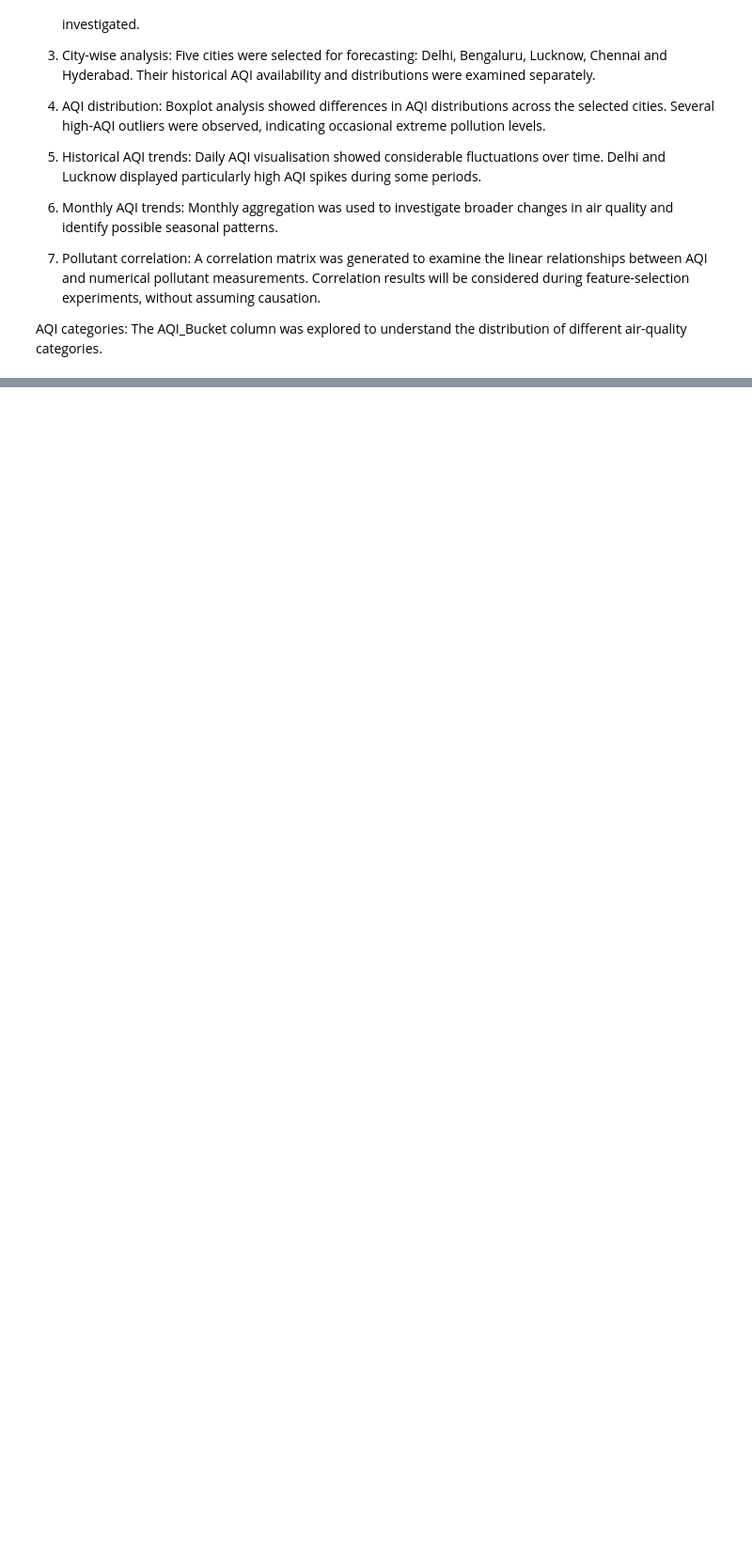
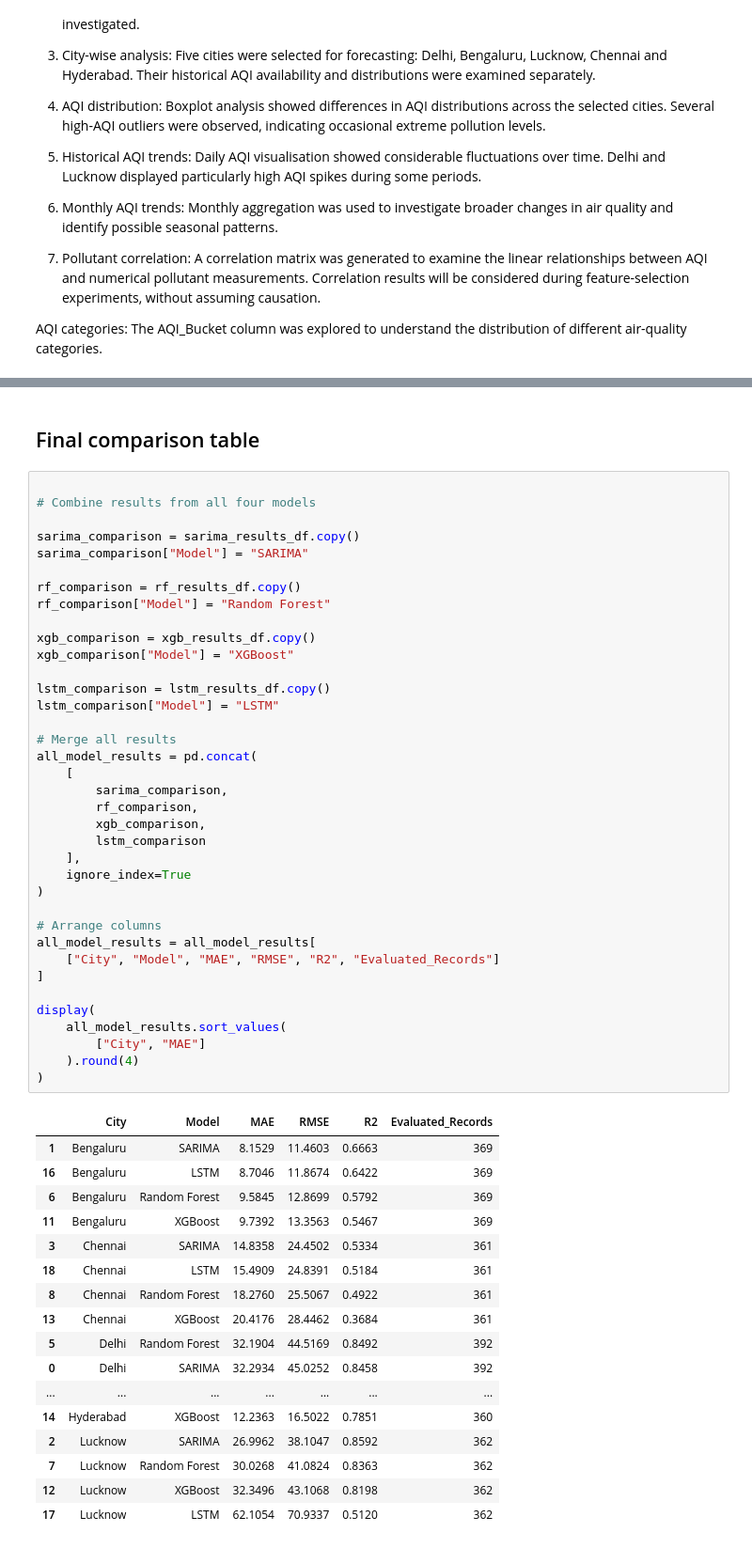
Before and after one commit to hammadhussain0811-crypto/AQI-Forecasting-System, a Jupyter notebook: notebooks/01_eda.ipynb, the cells around one changed output, grey strips where cells are left out. Shown at 94% size. Saved outputs shown, nothing was run; the diff lists cells and outputs as text; blank space fills up the shorter version.

```diff
--- a/notebooks/01_eda.ipynb
+++ b/notebooks/01_eda.ipynb
@@ -509,0 +1213,57 @@ AQI categories: The AQI_Bucket column was explored to understand the distributio
+# %% [markdown]
+## Final comparison table
+# %%
+
+# Combine results from all four models
+
+sarima_comparison = sarima_results_df.copy()
+sarima_comparison["Model"] = "SARIMA"
+
+rf_comparison = rf_results_df.copy()
+rf_comparison["Model"] = "Random Forest"
+
+xgb_comparison = xgb_results_df.copy()
+xgb_comparison["Model"] = "XGBoost"
+
+lstm_comparison = lstm_results_df.copy()
+lstm_comparison["Model"] = "LSTM"
+
+# Merge all results
+all_model_results = pd.concat(
+    [
+        sarima_comparison,
+        rf_comparison,
+        xgb_comparison,
+        lstm_comparison
+    ],
+    ignore_index=True
+)
+
+# Arrange columns
+all_model_results = all_model_results[
+    ["City", "Model", "MAE", "RMSE", "R2", "Evaluated_Records"]
+]
+
+display(
+    all_model_results.sort_values(
+        ["City", "MAE"]
+    ).round(4)
+)
+# %% [output]
+|  | City | Model | MAE | RMSE | R2 | Evaluated_Records |
+| 1 | Bengaluru | SARIMA | 8.1529 | 11.4603 | 0.6663 | 369 |
+| 16 | Bengaluru | LSTM | 8.7046 | 11.8674 | 0.6422 | 369 |
+| 6 | Bengaluru | Random Forest | 9.5845 | 12.8699 | 0.5792 | 369 |
+| 11 | Bengaluru | XGBoost | 9.7392 | 13.3563 | 0.5467 | 369 |
+| 3 | Chennai | SARIMA | 14.8358 | 24.4502 | 0.5334 | 361 |
+| 18 | Chennai | LSTM | 15.4909 | 24.8391 | 0.5184 | 361 |
+| 8 | Chennai | Random Forest | 18.2760 | 25.5067 | 0.4922 | 361 |
+| 13 | Chennai | XGBoost | 20.4176 | 28.4462 | 0.3684 | 361 |
+| 5 | Delhi | Random Forest | 32.1904 | 44.5169 | 0.8492 | 392 |
+| 0 | Delhi | SARIMA | 32.2934 | 45.0252 | 0.8458 | 392 |
+| ... | ... | ... | ... | ... | ... | ... |
+| 14 | Hyderabad | XGBoost | 12.2363 | 16.5022 | 0.7851 | 360 |
+| 2 | Lucknow | SARIMA | 26.9962 | 38.1047 | 0.8592 | 362 |
+| 7 | Lucknow | Random Forest | 30.0268 | 41.0824 | 0.8363 | 362 |
+| 12 | Lucknow | XGBoost | 32.3496 | 43.1068 | 0.8198 | 362 |
+| 17 | Lucknow | LSTM | 62.1054 | 70.9337 | 0.5120 | 362 |
```
Also changed, not shown: parts of 45 cells of this notebook, 33 other files.
